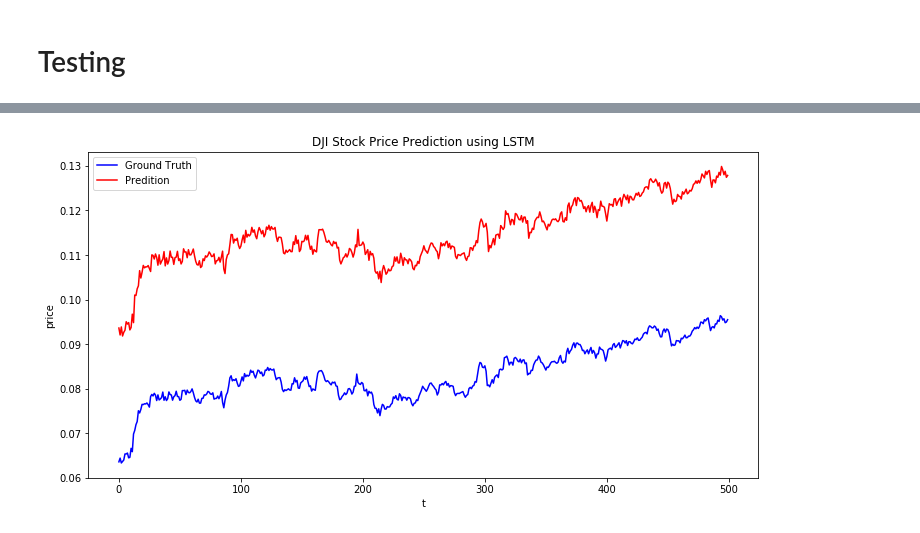
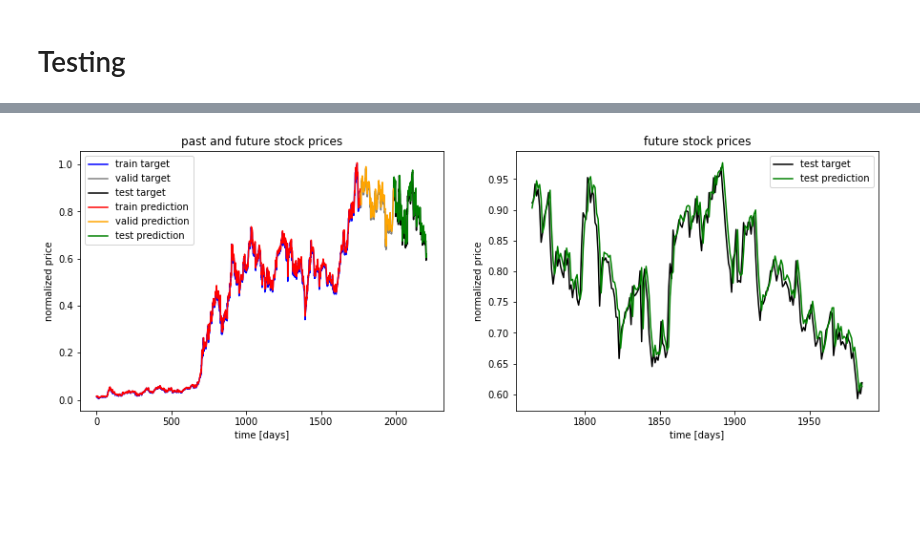
Before and after one commit to tank606/HW, a Jupyter notebook: HW3/hw3_3.ipynb, the cells around one changed output, grey strips where cells are left out. Saved outputs shown, nothing was run; the diff lists cells and outputs as text; code cells hidden in the pictures; blank space fills up the shorter version.

```diff
--- a/HW3/hw3_3.ipynb
+++ b/HW3/hw3_3.ipynb
@@ -232,0 +157,16 @@ Epoch 90/100 Training loss: 0.0008194632828235626 Val loss: 7.877412281231955e-0
+# %%
+gpu_options = tf.GPUOptions(per_process_gpu_memory_fraction=0.333)
+sess = tf.Session(config=tf.ConfigProto(gpu_options=gpu_options))
+with tf.Session() as sess:
+    sess.run(tf.global_variables_initializer())
+    for iteration in range(int(n_epochs*train_set_size / batch_size)):
+        x_batch, y_batch = next_batch(batch_size) # fetch the next training batch
+        sess.run(training_op, feed_dict={X: x_batch, y: y_batch})
+        if iteration % int(train_set_size/batch_size) == 0:
+            mse_train = loss.eval(feed_dict={X: x_train, y: y_train})
+            mse_valid = loss.eval(feed_dict={X: x_valid, y: y_valid})
+            print('epoch %d: MSE train: %.6f, MSE valid: %.6f' % (np.ceil(iteration*batch_size/train_set_size), mse_train, mse_valid))
+
+    y_train_pred = sess.run(outputs, feed_dict={X: x_train})
+    y_valid_pred = sess.run(outputs, feed_dict={X: x_valid})
+    y_test_pred = sess.run(outputs, feed_dict={X: x_test})
@@ -372,19 +193,45 @@ Epoch 90/100 Training loss: 7.130039011826739e-05 Val loss: 3.7860121665289626e-
-# %%
-preds = []
-i = 0
-while i+BATCH_SIZE <= len(X_test):
-    o = session.run([outputs], feed_dict={X:X_test[i:i+BATCH_SIZE]})
-    i += BATCH_SIZE
-    preds.append(o)
-preds = np.squeeze(np.asarray(preds)).flatten()
-
-plt.figure(figsize=(12,6))
-plt.plot(range(500),y_test[0:500],color='blue')
-plt.plot(range(500),preds[0:500],color='red')
-plt.legend(['Ground Truth','Predition'])
-plt.xlabel('t')
-plt.ylabel('price')
-plt.title('DJI Stock Price Prediction using LSTM')
-plt.show()
-# %% [output]
-[figure, removed]
+# %%
+ft = 0 # 0 = open, 1 = close, 2 = highest, 3 = lowest
+
+## show predictions
+plt.figure(figsize=(15, 5));
+plt.subplot(1,2,1);
+
+plt.plot(np.arange(y_train.shape[0]), y_train[:,ft], color='blue', label='train target')
+
+plt.plot(np.arange(y_train.shape[0], y_train.shape[0]+y_valid.shape[0]), y_valid[:,ft],
+         color='gray', label='valid target')
+
+plt.plot(np.arange(y_train.shape[0]+y_valid.shape[0],
+                   y_train.shape[0]+y_test.shape[0]+y_test.shape[0]),
+         y_test[:,ft], color='black', label='test target')
+
+plt.plot(np.arange(y_train_pred.shape[0]),y_train_pred[:,ft], color='red',
+         label='train prediction')
+
+plt.plot(np.arange(y_train_pred.shape[0], y_train_pred.shape[0]+y_valid_pred.shape[0]),
+         y_valid_pred[:,ft], color='orange', label='valid prediction')
+
+plt.plot(np.arange(y_train_pred.shape[0]+y_valid_pred.shape[0],
+                   y_train_pred.shape[0]+y_valid_pred.shape[0]+y_test_pred.shape[0]),
+         y_test_pred[:,ft], color='green', label='test prediction')
+
+plt.title('past and future stock prices')
+plt.xlabel('time [days]')
+plt.ylabel('normalized price')
+plt.legend(loc='best');
+
+plt.subplot(1,2,2);
+
+plt.plot(np.arange(y_train.shape[0], y_train.shape[0]+y_test.shape[0]),
+         y_test[:,ft], color='black', label='test target')
+
+plt.plot(np.arange(y_train_pred.shape[0], y_train_pred.shape[0]+y_test_pred.shape[0]),
+         y_test_pred[:,ft], color='green', label='test prediction')
+
+plt.title('future stock prices')
+plt.xlabel('time [days]')
+plt.ylabel('normalized price')
+plt.legend(loc='best');
+# %% [output]
+[figure, added]
```
Also changed, not shown: parts of 21 cells of this notebook.
